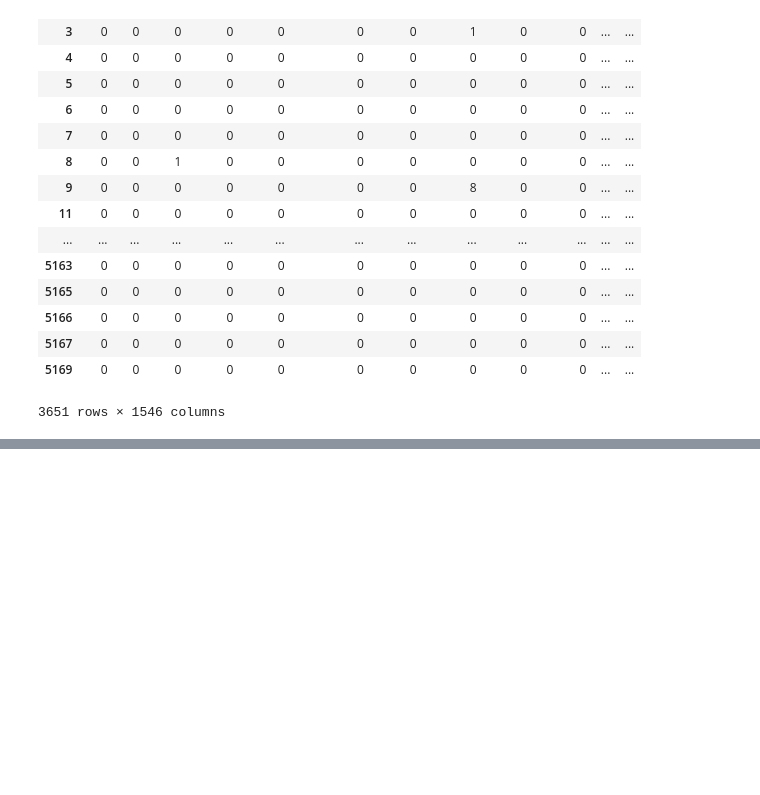
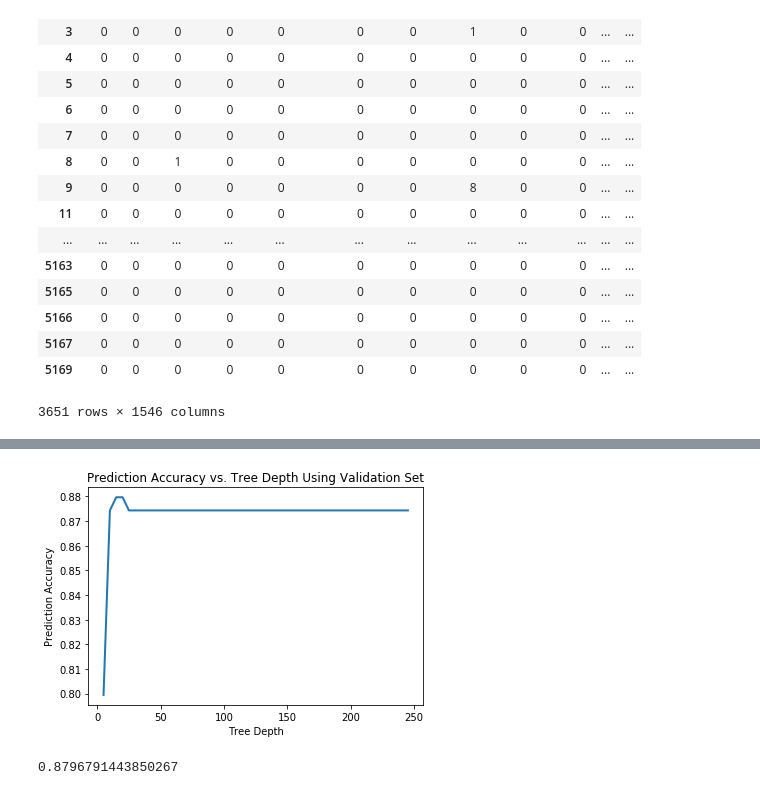
Before and after one commit to anyu0/machine-learning-2020s, a Jupyter notebook: ml_hw_1_6.ipynb, the cells around one changed output, grey strips where cells are left out. Cells and saved outputs as stored; diff of their text form; code cells hidden in the pictures; blank space fills up the shorter version.

```diff
--- a/ml_hw_1_6.ipynb
+++ b/ml_hw_1_6.ipynb
@@ -500,7 +544,7 @@ Best feature: famili
 Best feature: ect
 # %%
 plt.plot([5*i for i in range(1, 50)], acc_val, linewidth=2.0, label="L2 Norm")
-plt.title("Prediction Accuracy vs. Tree Depth Using Validation set")
+plt.title("Prediction Accuracy vs. Tree Depth Using Validation Set")
 plt.ylabel("Prediction Accuracy")
 plt.xlabel("Tree Depth")
 plt.show()
@@ -509 +552,6 @@ SyntaxError: invalid syntax (<ipython-input-110-cc8e849c7505>, line 1)
+[figure, added]
+# %%
+max(acc_val)
+# %% [output]
+0.8796791443850267
 # %%
```
Also changed, not shown: parts of 9 cells of this notebook, 4 other files.
